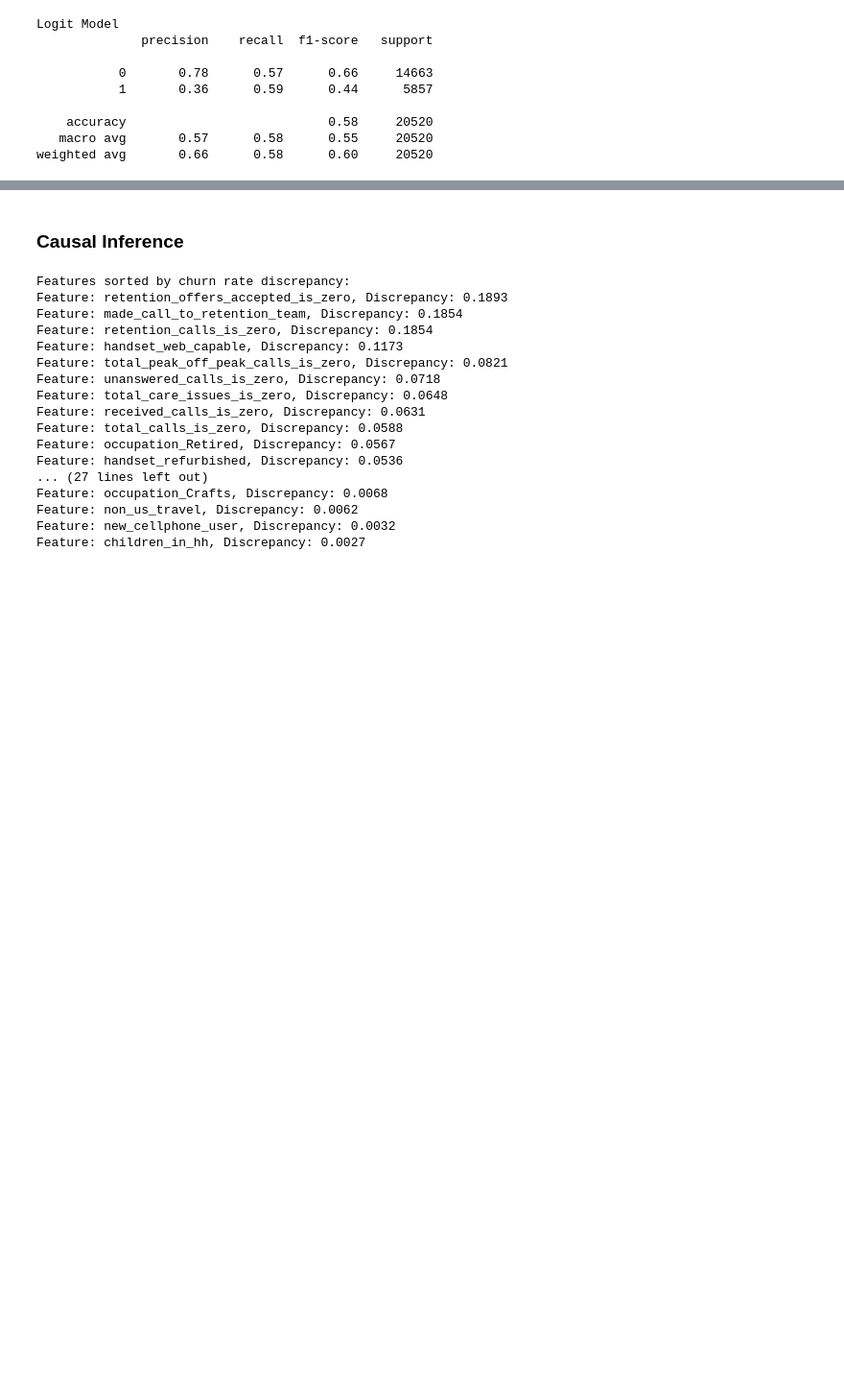
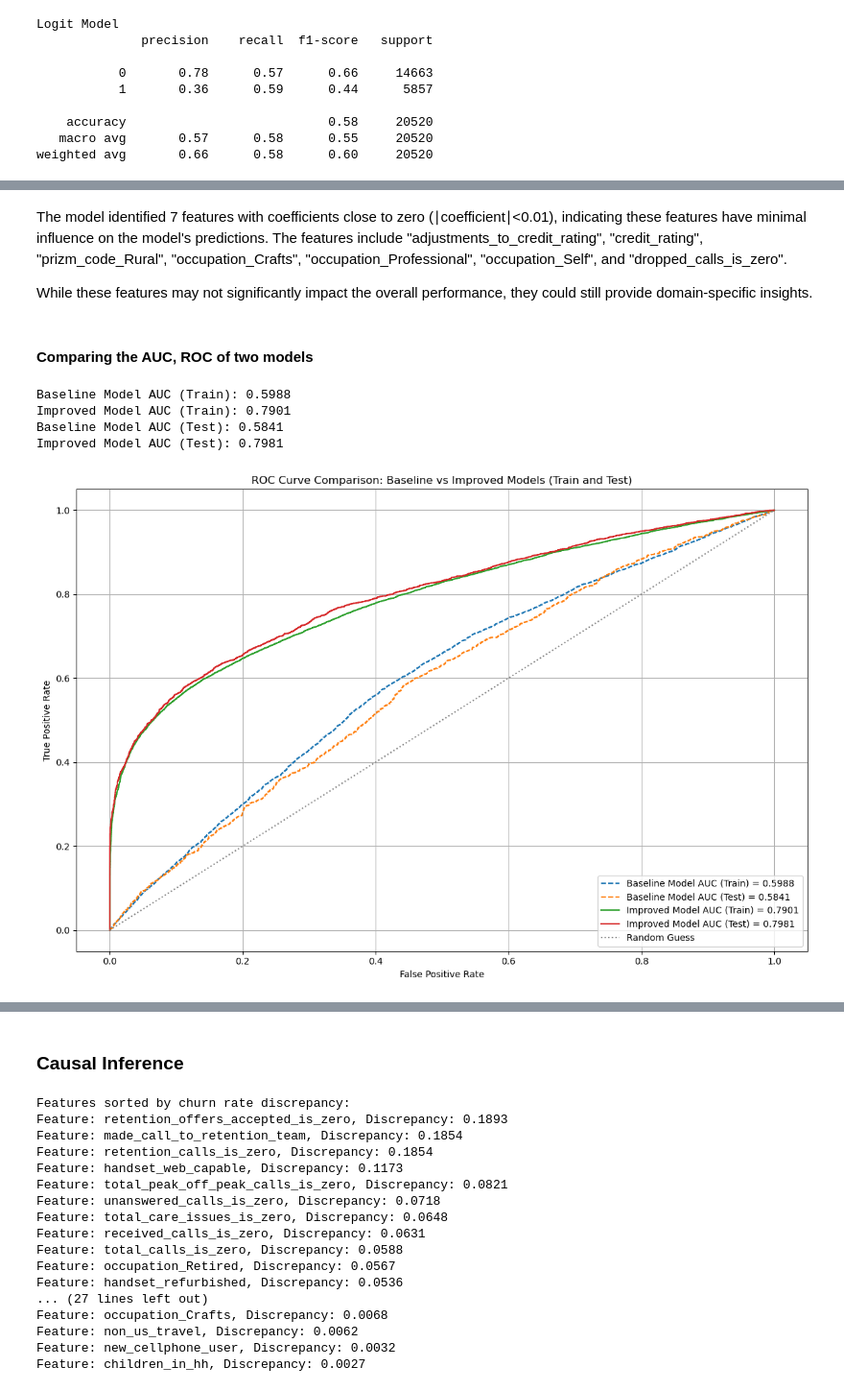
Before and after one commit to kayleeisokay/cs109a_final_project, a Jupyter notebook: MS4.ipynb, the cells around one changed output, grey strips where cells are left out. Shown at 96% size. Cells and saved outputs as stored; diff of their text form; code cells hidden in the pictures; blank space fills up the shorter version.

```diff
--- a/MS4.ipynb
+++ b/MS4.ipynb
@@ -711,0 +878,60 @@ plt.show()
+# %% [markdown]
+The model identified 7 features with coefficients close to zero (∣coefficient∣<0.01), indicating these features have minimal influence on the model's predictions.  The features include "adjustments_to_credit_rating", "credit_rating", "prizm_code_Rural", "occupation_Crafts", "occupation_Professional", "occupation_Self", and "dropped_calls_is_zero".
+
+While these features may not significantly impact the overall performance, they could still provide domain-specific insights.
+# %% [markdown]
+#### Comparing the AUC, ROC of two models
+# %%
+# Baseline Model
+y_prob_baseline_train = logit_model.predict_proba(X_train[top5_features])[:, 1]
+y_prob_baseline_test = logit_model.predict_proba(X_test[top5_features])[:, 1]
+
+# Improved Model
+y_prob_improved_train = logit_model_improved.predict_proba(X_train_scaled)[:, 1]
+y_prob_improved_test = logit_model_improved.predict_proba(X_test_scaled)[:, 1]
+
+# ROC, AUC (Train Data)
+fpr_baseline_train, tpr_baseline_train, _ = roc_curve(y_train, y_prob_baseline_train)
+auc_baseline_train = auc(fpr_baseline_train, tpr_baseline_train)
+
+fpr_improved_train, tpr_improved_train, _ = roc_curve(ytrain_postSMOTE, y_prob_improved_train)
+auc_improved_train = auc(fpr_improved_train, tpr_improved_train)
+
+# ROC,AUC (Test Data)
+fpr_baseline_test, tpr_baseline_test, _ = roc_curve(y_test, y_prob_baseline_test)
+auc_baseline_test = auc(fpr_baseline_test, tpr_baseline_test)
+
+fpr_improved_test, tpr_improved_test, _ = roc_curve(ytest_postSMOTE, y_prob_improved_test)
+auc_improved_test = auc(fpr_improved_test, tpr_improved_test)
+
+# AUC
+print(f"Baseline Model AUC (Train): {auc_baseline_train:.4f}")
+print(f"Improved Model AUC (Train): {auc_improved_train:.4f}")
+print(f"Baseline Model AUC (Test): {auc_baseline_test:.4f}")
+print(f"Improved Model AUC (Test): {auc_improved_test:.4f}")
+
+
+plt.figure(figsize=(12, 8))
+
+# Baseline Model
+plt.plot(fpr_baseline_train, tpr_baseline_train, linestyle='--', label=f'Baseline Model AUC (Train) = {auc_baseline_train:.4f}')
+plt.plot(fpr_baseline_test, tpr_baseline_test, linestyle='--', label=f'Baseline Model AUC (Test) = {auc_baseline_test:.4f}')
+
+# Improved Model
+plt.plot(fpr_improved_train, tpr_improved_train, linestyle='-', label=f'Improved Model AUC (Train) = {auc_improved_train:.4f}')
+plt.plot(fpr_improved_test, tpr_improved_test, linestyle='-', label=f'Improved Model AUC (Test) = {auc_improved_test:.4f}')
+
+plt.plot([0, 1], [0, 1], color='gray', linestyle=':', label='Random Guess')
+
+plt.xlabel('False Positive Rate')
+plt.ylabel('True Positive Rate')
+plt.title('ROC Curve Comparison: Baseline vs Improved Models (Train and Test)')
+plt.legend(loc='lower right')
+plt.grid()
+plt.tight_layout()
+# %% [output]
+Baseline Model AUC (Train): 0.5988
+Improved Model AUC (Train): 0.7901
+Baseline Model AUC (Test): 0.5841
+Improved Model AUC (Test): 0.7981
+[figure, added]
```
Also changed, not shown: parts of 29 cells of this notebook.
